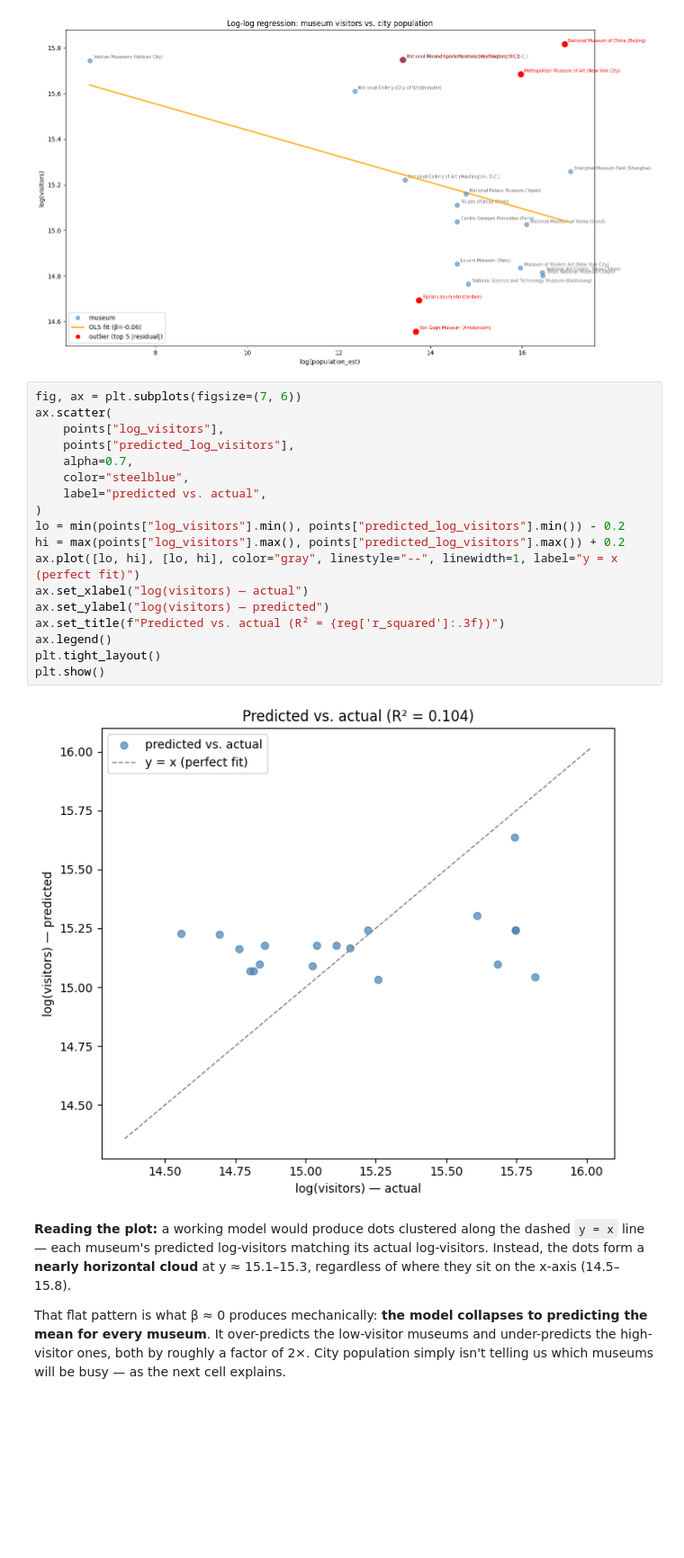
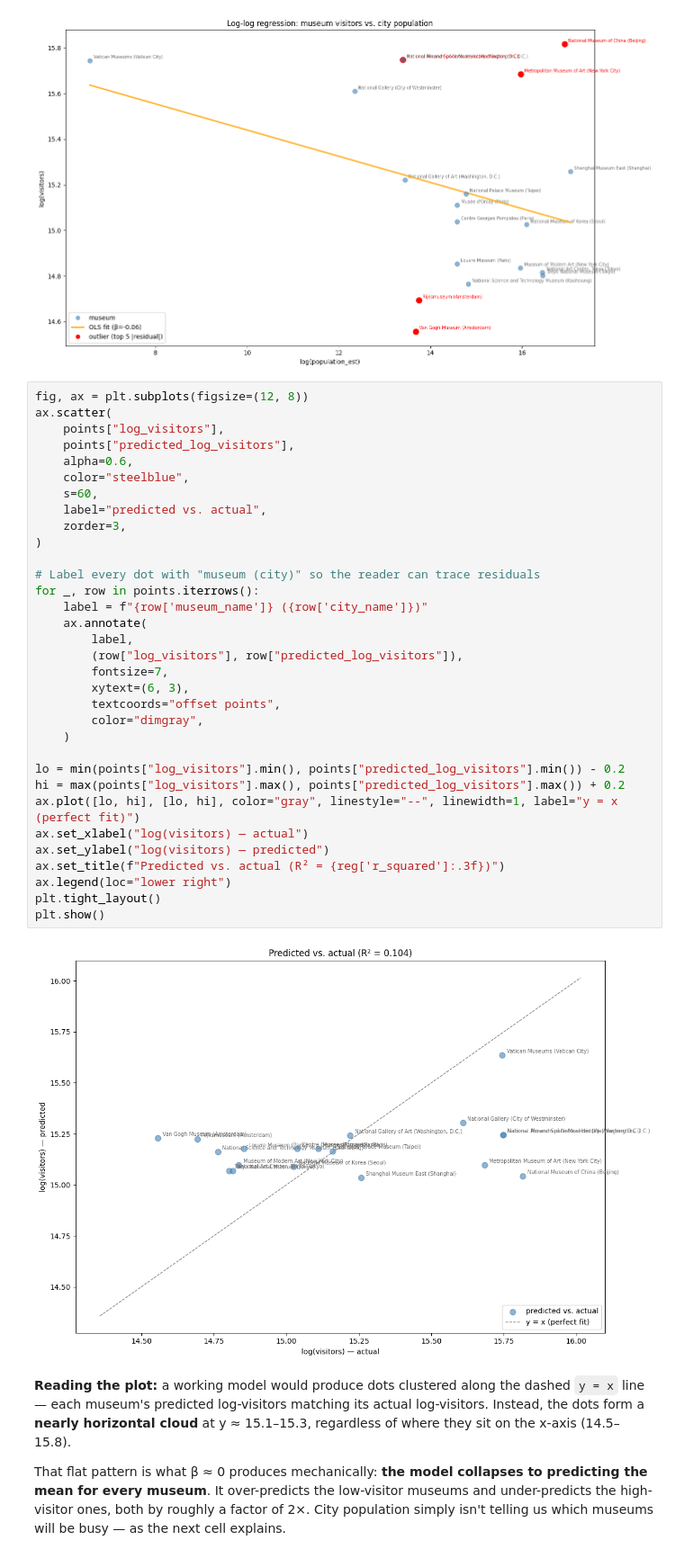
Before and after one commit to matt-grain/museum-analysis, a Jupyter notebook: notebook/regression_analysis.ipynb, the cells around one changed output. Shown at 90% size. Cells and saved outputs as stored; diff of their text form; blank space fills up the shorter version.

```diff
--- a/notebook/regression_analysis.ipynb
+++ b/notebook/regression_analysis.ipynb
@@ -300,25 +300,40 @@ plt.show()
 # %% [output]
 [figure]
 # %%
-fig, ax = plt.subplots(figsize=(7, 6))
+fig, ax = plt.subplots(figsize=(12, 8))
 ax.scatter(
     points["log_visitors"],
     points["predicted_log_visitors"],
-    alpha=0.7,
+    alpha=0.6,
     color="steelblue",
+    s=60,
     label="predicted vs. actual",
+    zorder=3,
 )
+
+# Label every dot with "museum (city)" so the reader can trace residuals
+for _, row in points.iterrows():
+    label = f"{row['museum_name']} ({row['city_name']})"
+    ax.annotate(
+        label,
+        (row["log_visitors"], row["predicted_log_visitors"]),
+        fontsize=7,
+        xytext=(6, 3),
+        textcoords="offset points",
+        color="dimgray",
+    )
+
 lo = min(points["log_visitors"].min(), points["predicted_log_visitors"].min()) - 0.2
 hi = max(points["log_visitors"].max(), points["predicted_log_visitors"].max()) + 0.2
 ax.plot([lo, hi], [lo, hi], color="gray", linestyle="--", linewidth=1, label="y = x (perfect fit)")
 ax.set_xlabel("log(visitors) — actual")
 ax.set_ylabel("log(visitors) — predicted")
 ax.set_title(f"Predicted vs. actual (R² = {reg['r_squared']:.3f})")
-ax.legend()
+ax.legend(loc="lower right")
 plt.tight_layout()
 plt.show()
 # %% [output]
-[figure, old version]
+[figure, new version]
 # %% [markdown]
 **Reading the plot:** a working model would produce dots clustered along the dashed `y = x` line — each museum's predicted log-visitors matching its actual log-visitors. Instead, the dots form a **nearly horizontal cloud** at y ≈ 15.1–15.3, regardless of where they sit on the x-axis (14.5–15.8).
 
```
Also changed, not shown: 58 other files.
